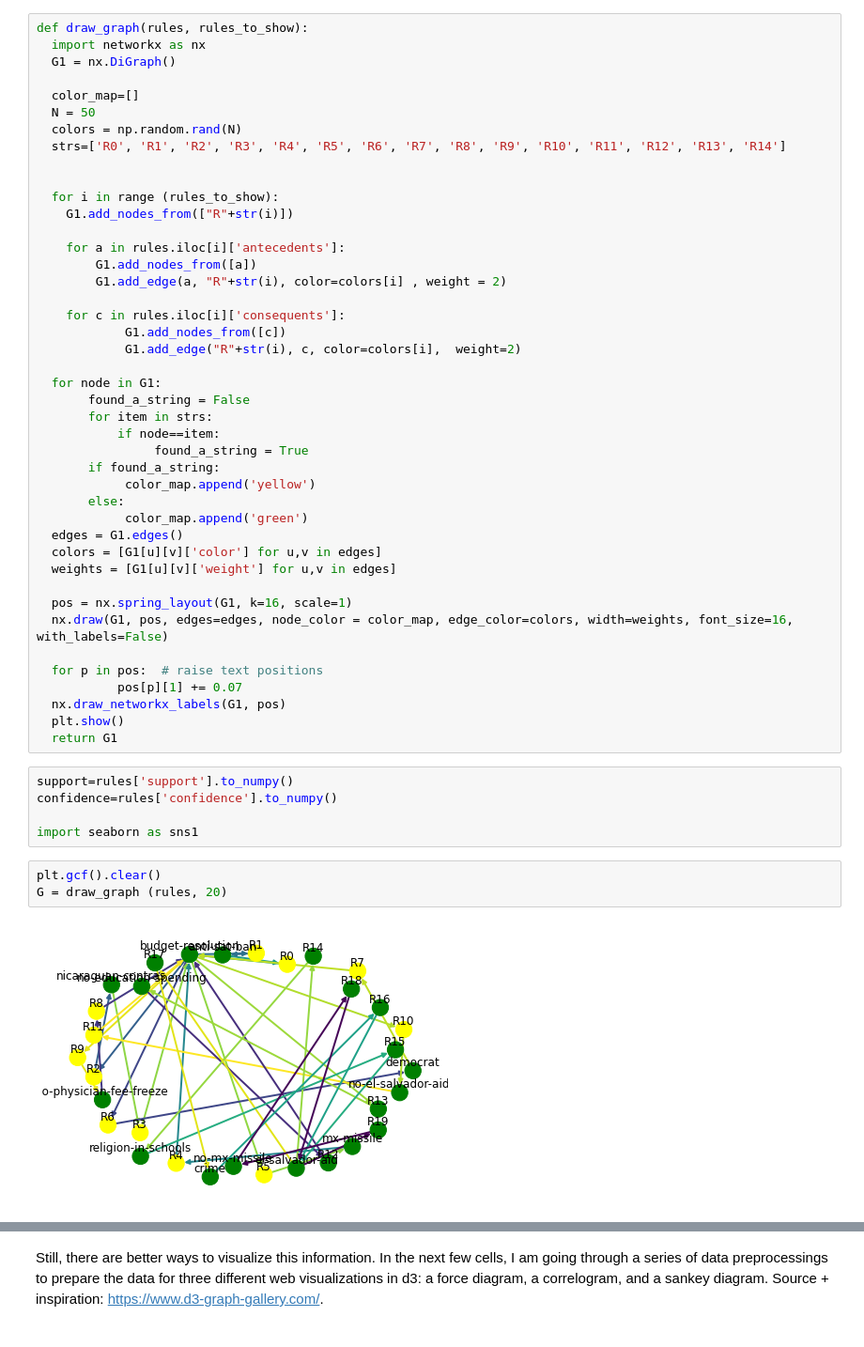
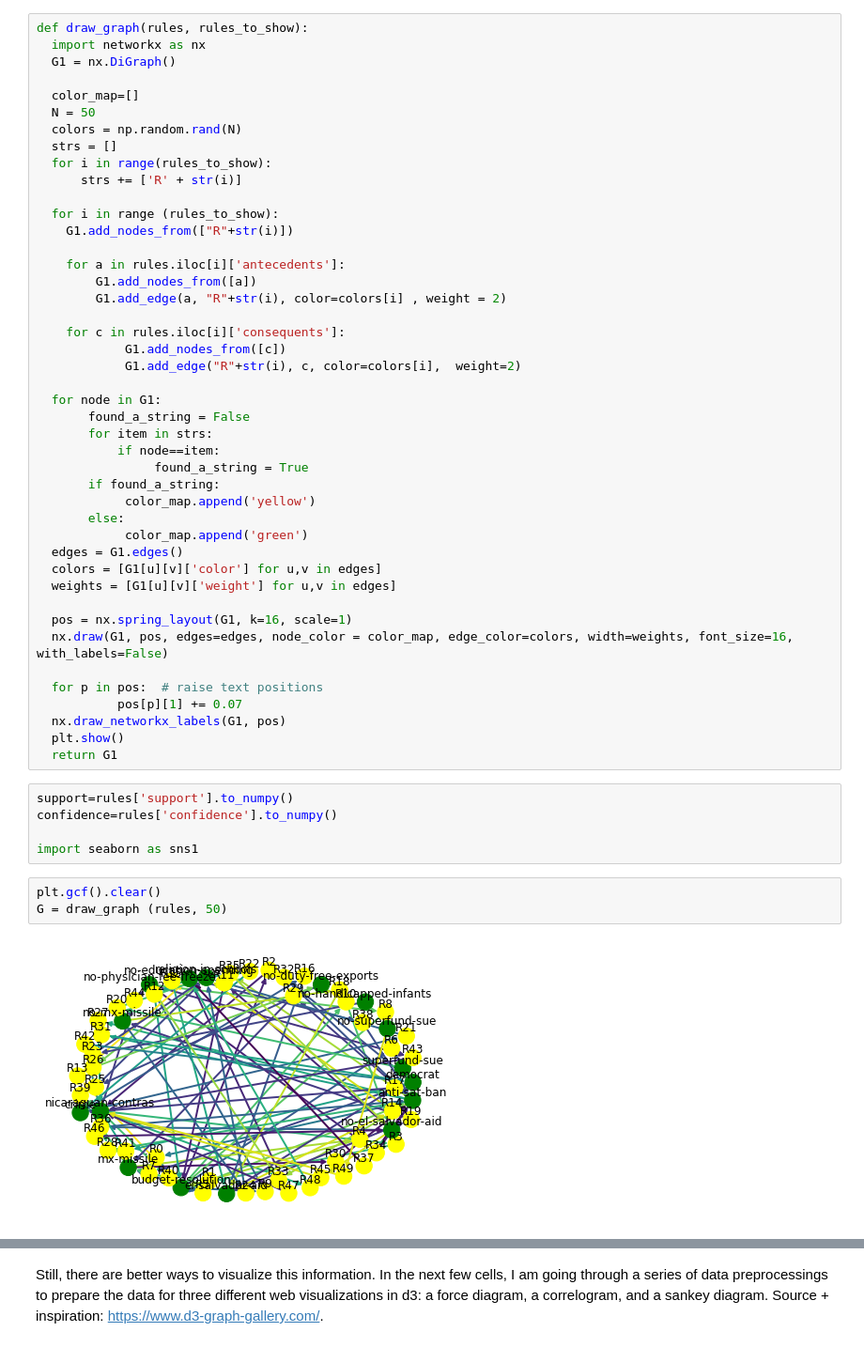
Before and after one commit to imanarzi/ml_final_project, a Jupyter notebook: final_project.ipynb, the cells around one changed output, grey strips where cells are left out. Shown at 94% size. Cells and saved outputs as stored; diff of their text form.

```diff
--- a/final_project.ipynb
+++ b/final_project.ipynb
@@ -202,8 +215,9 @@ def draw_graph(rules, rules_to_show):
   color_map=[]
   N = 50
   colors = np.random.rand(N)
-  strs=['R0', 'R1', 'R2', 'R3', 'R4', 'R5', 'R6', 'R7', 'R8', 'R9', 'R10', 'R11', 'R12', 'R13', 'R14']
-
+  strs = []
+  for i in range(rules_to_show):
+      strs += ['R' + str(i)]
 
   for i in range (rules_to_show):
     G1.add_nodes_from(["R"+str(i)])
@@ -244,7 +258,7 @@ confidence=rules['confidence'].to_numpy()
 import seaborn as sns1
 # %%
 plt.gcf().clear()
-G = draw_graph (rules, 20)
+G = draw_graph (rules, 50)
 # %% [output]
-[figure, old version]
+[figure, new version]
 # %% [markdown]
```
Also changed, not shown: parts of 11 cells of this notebook, 13 other files.
